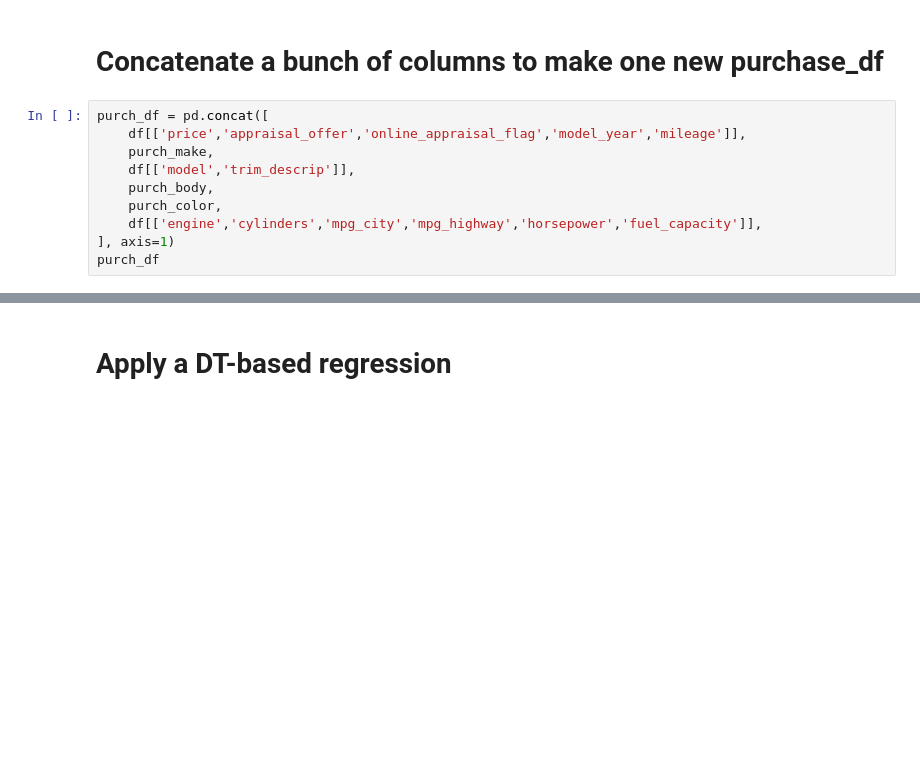
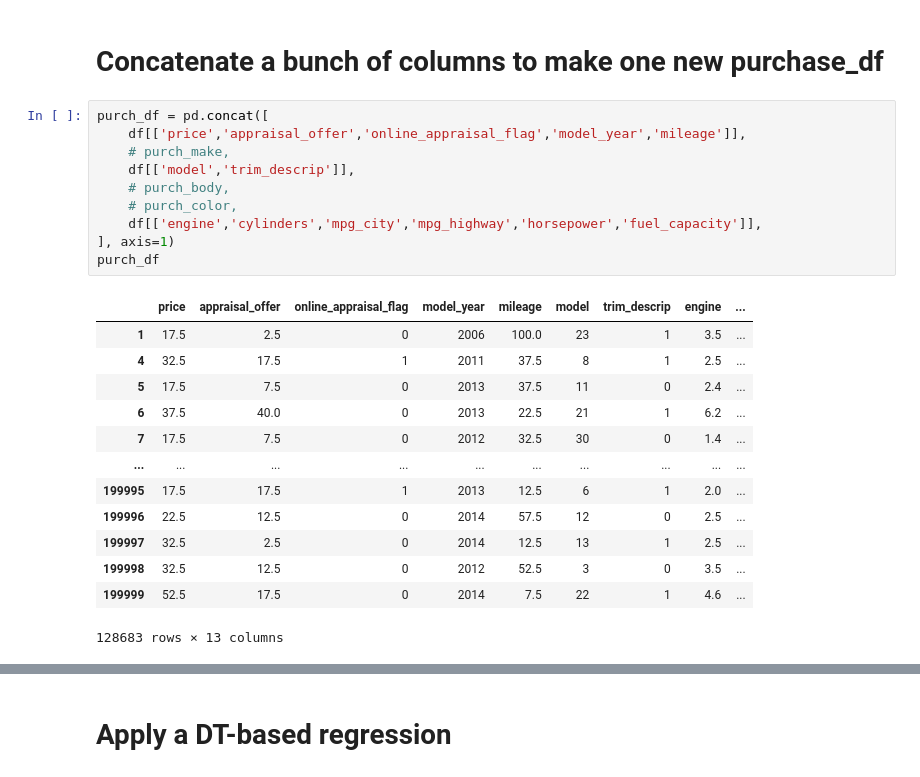
Before and after one commit to ashenfernando1/Winter-2023, a Jupyter notebook: CarMax.ipynb, the cells around one changed output, grey strips where cells are left out. Saved outputs shown, nothing was run; the diff lists cells and outputs as text; blank space fills up the shorter version.

```diff
--- a/CarMax.ipynb
+++ b/CarMax.ipynb
@@ -1152,12 +893,26 @@ concat_df
 # %%
 purch_df = pd.concat([
     df[['price','appraisal_offer','online_appraisal_flag','model_year','mileage']],
-    purch_make,
+    # purch_make,
     df[['model','trim_descrip']],
-    purch_body,
-    purch_color,
+    # purch_body,
+    # purch_color,
     df[['engine','cylinders','mpg_city','mpg_highway','horsepower','fuel_capacity']],
 ], axis=1)
 purch_df
+# %% [output]
+|  | price | appraisal_offer | online_appraisal_flag | model_year | mileage | model | trim_descrip | engine | ... |
+| 1 | 17.5 | 2.5 | 0 | 2006 | 100.0 | 23 | 1 | 3.5 | ... |
+| 4 | 32.5 | 17.5 | 1 | 2011 | 37.5 | 8 | 1 | 2.5 | ... |
+| 5 | 17.5 | 7.5 | 0 | 2013 | 37.5 | 11 | 0 | 2.4 | ... |
+| 6 | 37.5 | 40.0 | 0 | 2013 | 22.5 | 21 | 1 | 6.2 | ... |
+| 7 | 17.5 | 7.5 | 0 | 2012 | 32.5 | 30 | 0 | 1.4 | ... |
+| ... | ... | ... | ... | ... | ... | ... | ... | ... | ... |
+| 199995 | 17.5 | 17.5 | 1 | 2013 | 12.5 | 6 | 1 | 2.0 | ... |
+| 199996 | 22.5 | 12.5 | 0 | 2014 | 57.5 | 12 | 0 | 2.5 | ... |
+| 199997 | 32.5 | 2.5 | 0 | 2014 | 12.5 | 13 | 1 | 2.5 | ... |
+| 199998 | 32.5 | 12.5 | 0 | 2012 | 52.5 | 3 | 0 | 3.5 | ... |
+| 199999 | 52.5 | 17.5 | 0 | 2014 | 7.5 | 22 | 1 | 4.6 | ... |
+128683 rows × 13 columns
 # %%
 purch_df.corr()
```
Also changed, not shown: parts of 56 cells of this notebook, 5 other files.
